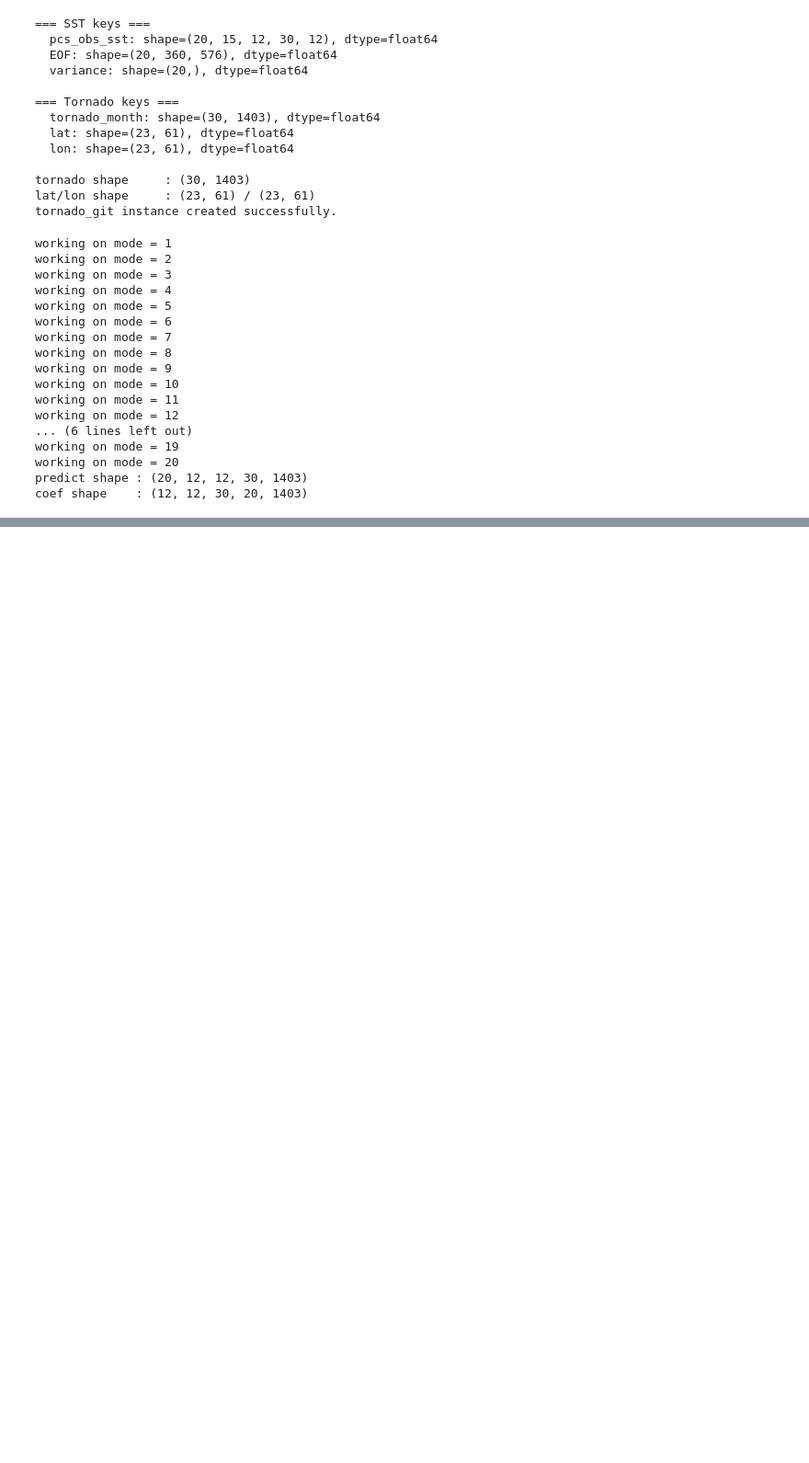
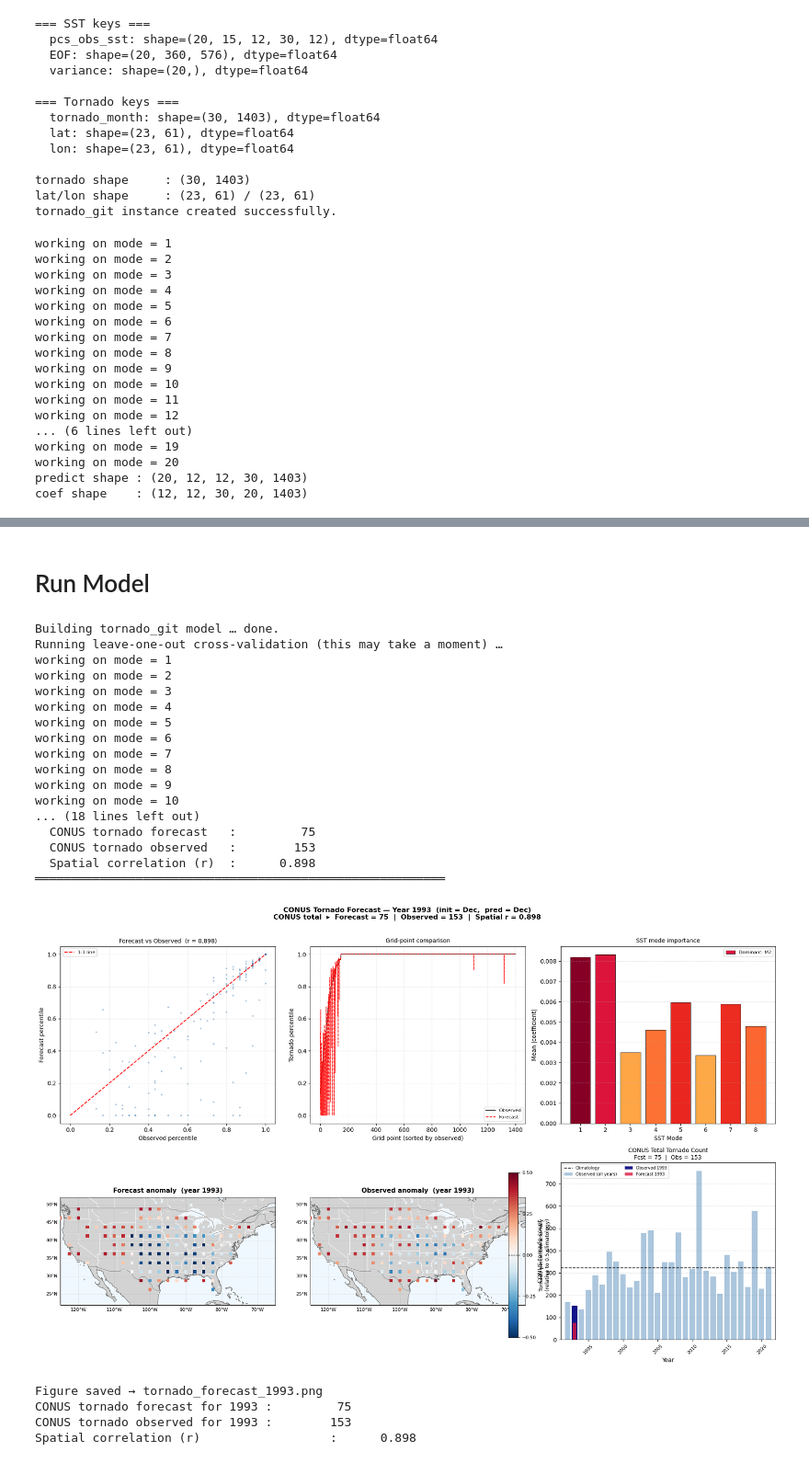
Before and after one commit to kuiper2000/seasonal_tornado_forecast_demo, a Jupyter notebook: Tornado_github.ipynb, the cells around one changed output, grey strips where cells are left out. Shown at 92% size. Drawn from its saved outputs; the diff is of its cells as text; code cells hidden in the pictures; blank space fills up the shorter version.

Commit message:
Add predict_conus_tornado() wrapper and forecast output figures

```diff
--- a/Tornado_github.ipynb
+++ b/Tornado_github.ipynb
@@ -49,15 +72,15 @@ tornado shape     : (30, 1403)
 lat/lon shape     : (23, 61) / (23, 61)
 tornado_git instance created successfully.
 # %%
-# Leave-one-out Corss Validation
-# ── Run the forecast and retrieve predict & coef ──────────────────────────────
-predict, coef = tornado_model._forecast()
+# # Leave-one-out Corss Validation
+# # ── Run the forecast and retrieve predict & coef ──────────────────────────────
+# predict, coef = tornado_model._forecast()
 
-# predict : (n_modes, 12, 12, n_years, n_tor_months)
-#            mode    init pred  year    target
-# coef    : (12, 12, n_years, n_modes, n_tor_months)
-print(f"predict shape : {predict.shape}")
-print(f"coef shape    : {coef.shape}")
+# # predict : (n_modes, 12, 12, n_years, n_tor_months)
+# #            mode    init pred  year    target
+# # coef    : (12, 12, n_years, n_modes, n_tor_months)
+# print(f"predict shape : {predict.shape}")
+# print(f"coef shape    : {coef.shape}")
 # %% [output]
 working on mode = 1
 working on mode = 2
@@ -283,0 +374,55 @@ Observed anomaly — mean=0.101, min=-0.367, max=0.500
+# %% [markdown]
+# Run Model
+# %%
+
+# ══════════════════════════════════════════════════════════════════════════════
+#  USER INPUT — set the year you want to forecast, then run this cell
+# ══════════════════════════════════════════════════════════════════════════════
+
+target_year = 1993   # ← change to any year in [1992, 2021]
+
+# Optional settings (defaults work well out of the box)
+INIT_MONTH = 12   # Initialisation month (1–12)
+PRED_MONTH = 12   # SST predictor month  (1–12)
+N_MODES    = 8   # Number of SST modes to use in regression
+
+# ── Run the forecast ──────────────────────────────────────────────────────────
+result = predict_conus_tornado(
+    target_year      = target_year,
+    pcs_obs_sst      = pcs_obs_sst,
+    EOFs             = EOFs,
+    tornado          = tornado,
+    tornado_lat_full = tornado_lat_full,
+    tornado_lon_full = tornado_lon_full,
+    init_month       = INIT_MONTH,
+    pred_month       = PRED_MONTH,
+    n_modes          = N_MODES,
+)
+
+# ── Quick-access results ──────────────────────────────────────────────────────
+print(f"CONUS tornado forecast for {target_year} : {result['conus_total_forecast']:>10,.0f}")
+print(f"CONUS tornado observed for {target_year} : {result['conus_total_observed']:>10,.0f}")
+print(f"Spatial correlation (r)                  : {result['correlation']:>10.3f}")
+# %% [output]
+Building tornado_git model … done.
+Running leave-one-out cross-validation (this may take a moment) …
+working on mode = 1
+working on mode = 2
+working on mode = 3
+working on mode = 4
+working on mode = 5
+working on mode = 6
+working on mode = 7
+working on mode = 8
+working on mode = 9
+working on mode = 10
+... (18 lines left out)
+  CONUS tornado forecast   :         75
+  CONUS tornado observed   :        153
+  Spatial correlation (r)  :      0.898
+═════════════════════════════════════════════════════════
+[figure, added]
+Figure saved → tornado_forecast_1993.png
+CONUS tornado forecast for 1993 :         75
+CONUS tornado observed for 1993 :        153
+Spatial correlation (r)                  :      0.898
```
Also changed, not shown: parts of 7 cells of this notebook, 4 other files.
